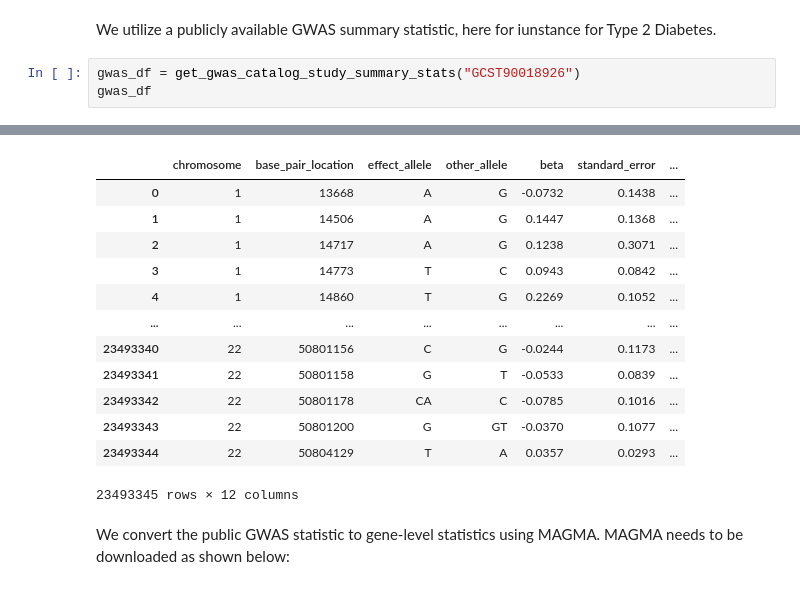
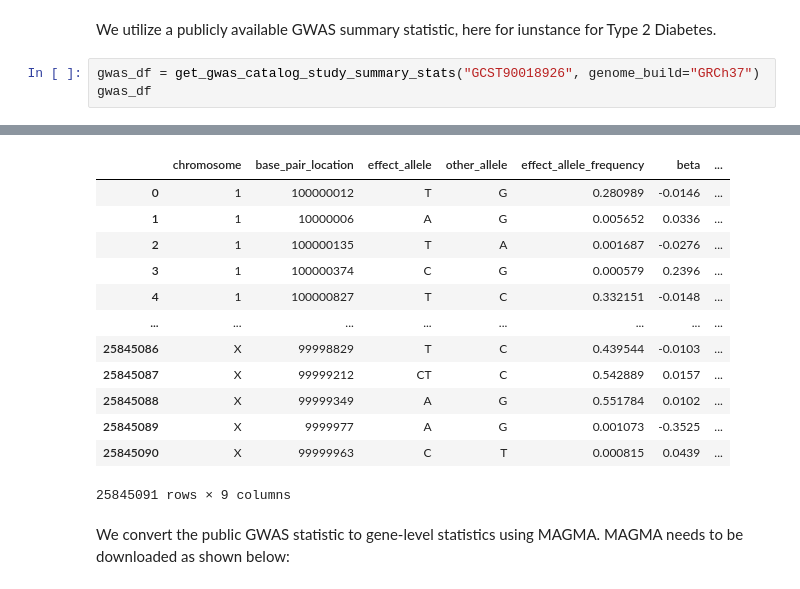
Before and after one commit to theislab/cellink, a Jupyter notebook: docs/tutorials/scdrs_seismic.ipynb, the cells around one changed output, grey strips where cells are left out. Cells and saved outputs as stored; diff of their text form.

Commit message:
GWAS Catalog genome build fix

```diff
--- a/docs/tutorials/scdrs_seismic.ipynb
+++ b/docs/tutorials/scdrs_seismic.ipynb
@@ -50,6 +50,6 @@ dd.C = dd.C[:, dd.C.var["vst.variable"] == 1].copy()
 # %% [markdown]
 We utilize a publicly available GWAS summary statistic, here for iunstance for Type 2 Diabetes.
 # %%
-gwas_df = get_gwas_catalog_study_summary_stats("GCST90018926")
+gwas_df = get_gwas_catalog_study_summary_stats("GCST90018926", genome_build="GRCh37")
 gwas_df
 # %% [output]
@@ -59,16 +61,16 @@ gwas_df
-|  | chromosome | base_pair_location | effect_allele | other_allele | beta | standard_error | ... |
-| 0 | 1 | 13668 | A | G | -0.0732 | 0.1438 | ... |
-| 1 | 1 | 14506 | A | G | 0.1447 | 0.1368 | ... |
-| 2 | 1 | 14717 | A | G | 0.1238 | 0.3071 | ... |
-| 3 | 1 | 14773 | T | C | 0.0943 | 0.0842 | ... |
-| 4 | 1 | 14860 | T | G | 0.2269 | 0.1052 | ... |
+|  | chromosome | base_pair_location | effect_allele | other_allele | effect_allele_frequency | beta | ... |
+| 0 | 1 | 100000012 | T | G | 0.280989 | -0.0146 | ... |
+| 1 | 1 | 10000006 | A | G | 0.005652 | 0.0336 | ... |
+| 2 | 1 | 100000135 | T | A | 0.001687 | -0.0276 | ... |
+| 3 | 1 | 100000374 | C | G | 0.000579 | 0.2396 | ... |
+| 4 | 1 | 100000827 | T | C | 0.332151 | -0.0148 | ... |
 | ... | ... | ... | ... | ... | ... | ... | ... |
-| 23493340 | 22 | 50801156 | C | G | -0.0244 | 0.1173 | ... |
-| 23493341 | 22 | 50801158 | G | T | -0.0533 | 0.0839 | ... |
-| 23493342 | 22 | 50801178 | CA | C | -0.0785 | 0.1016 | ... |
-| 23493343 | 22 | 50801200 | G | GT | -0.0370 | 0.1077 | ... |
-| 23493344 | 22 | 50804129 | T | A | 0.0357 | 0.0293 | ... |
+| 25845086 | X | 99998829 | T | C | 0.439544 | -0.0103 | ... |
+| 25845087 | X | 99999212 | CT | C | 0.542889 | 0.0157 | ... |
+| 25845088 | X | 99999349 | A | G | 0.551784 | 0.0102 | ... |
+| 25845089 | X | 9999977 | A | G | 0.001073 | -0.3525 | ... |
+| 25845090 | X | 99999963 | C | T | 0.000815 | 0.0439 | ... |
-23493345 rows × 12 columns
+25845091 rows × 9 columns
 # %% [markdown]
 We convert the public GWAS statistic to gene-level statistics using MAGMA. MAGMA needs to be downloaded as shown below:
 # %%
```
Also changed, not shown: parts of 8 cells of this notebook, 2 other files.
